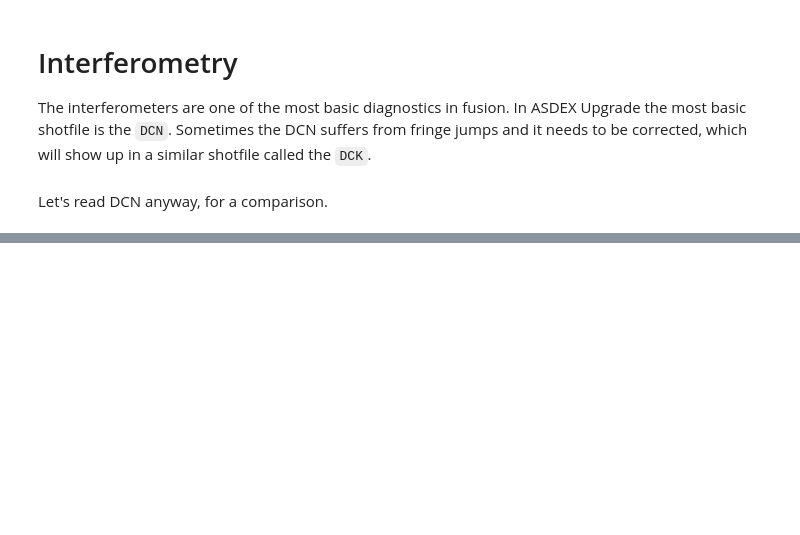
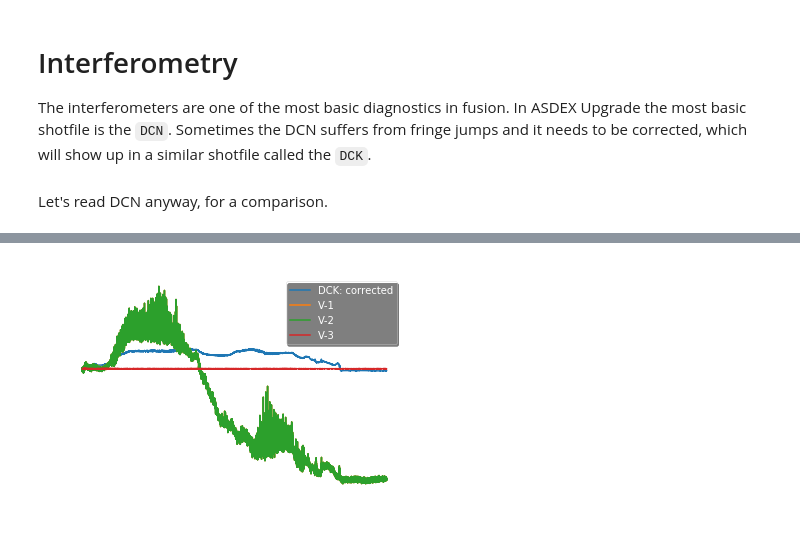
Before and after one commit to guimarais/AUG, a Jupyter notebook: 01-Interferometry.ipynb, the cells around one changed output, grey strips where cells are left out. Cells and saved outputs as stored; diff of their text form; code cells hidden in the pictures; blank space fills up the shorter version.

```diff
--- a/01-Interferometry.ipynb
+++ b/01-Interferometry.ipynb
@@ -24,0 +28,13 @@ plt.show()
+# %%
+v1 = getsig(shotnr, 'COO', 'V-1')
+v2 = getsig(shotnr, 'COO', 'V-2')
+v3 = getsig(shotnr, 'COO', 'V-3')
+# %%
+plt.plot(h1.time, h1.data, label='DCK: corrected')
+plt.plot(v1.time, v1.data, label='V-1')
+plt.plot(v2.time, v2.data, label='V-2')
+plt.plot(v3.time, v3.data, label='V-3')
+plt.legend()
+plt.show()
+# %% [output]
+[figure, added]
```
Also changed, not shown: parts of 3 cells of this notebook, 11 other files.
